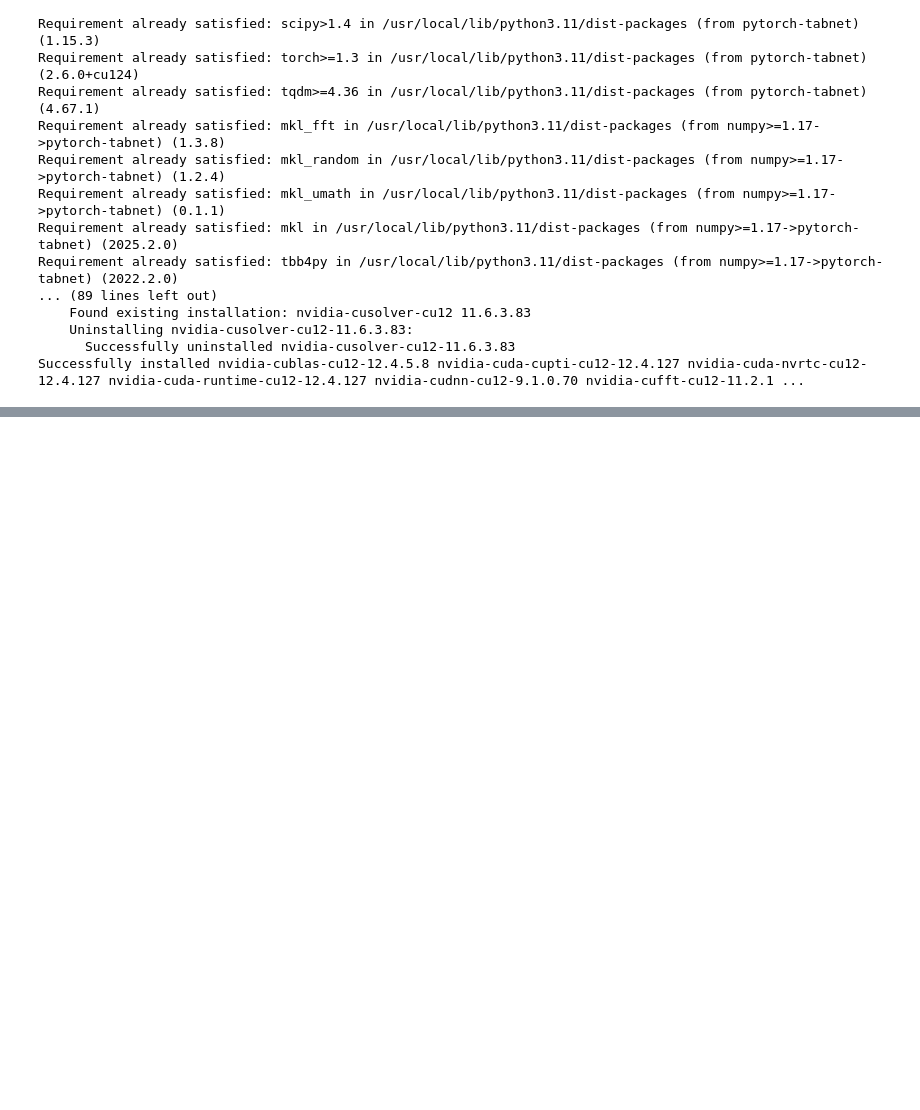
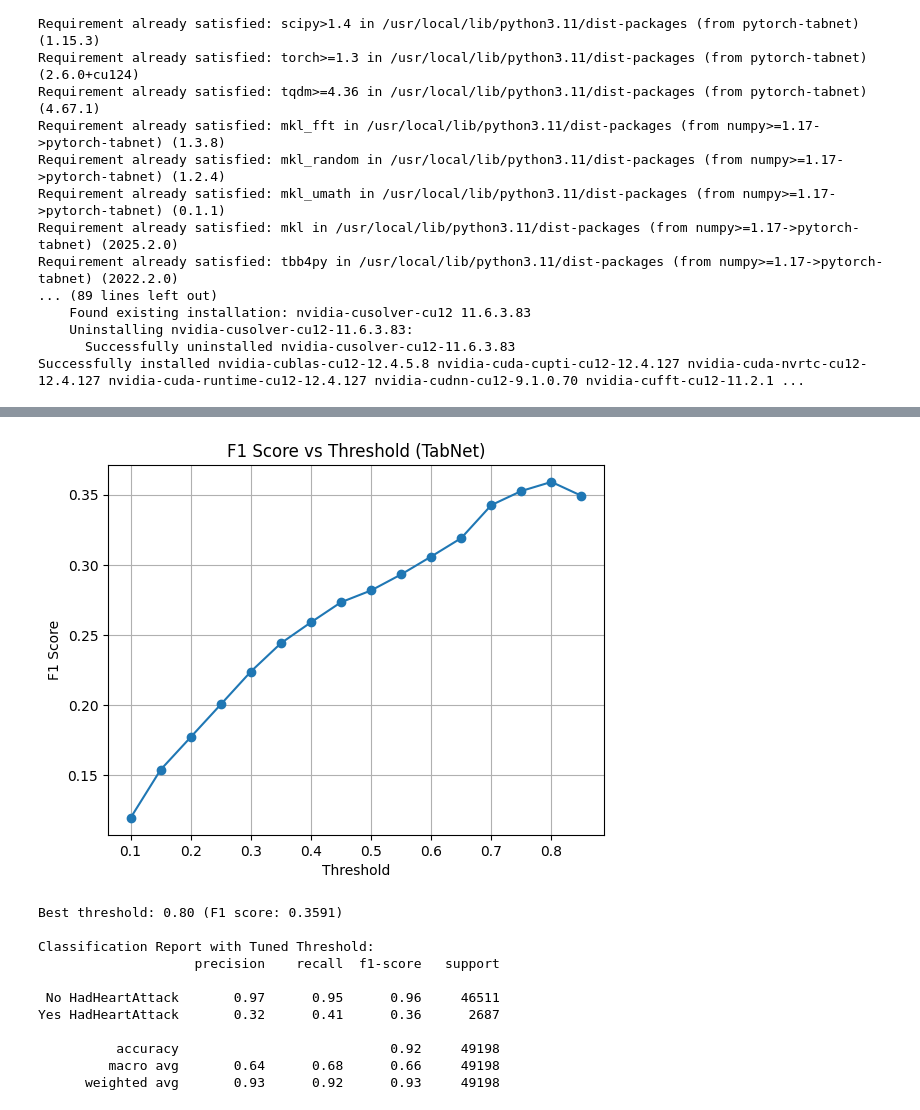
Before and after one commit to retnnoo/HadHeartAttack-diagnosis-model, a Jupyter notebook: had-heart-attack-classification-model.ipynb, the cells around one changed output, grey strips where cells are left out. Drawn from its saved outputs; the diff is of its cells as text; code cells hidden in the pictures; blank space fills up the shorter version.

```diff
--- a/had-heart-attack-classification-model.ipynb
+++ b/had-heart-attack-classification-model.ipynb
@@ -872,17 +838,0 @@ Early stopping occurred at epoch 12 with best_epoch = 7 and best_val_accuracy =
-# %%
-from sklearn.metrics import confusion_matrix, classification_report, roc_auc_score
-
-X_test_np = X_test.astype('float32')
-y_test_np = y_test.astype('int')
-
-y_pred_prob = tabnet_model.predict_proba(X_test_np)[:, 1]
-y_pred = (y_pred_prob > 0.5).astype(int)
-
-print("=== TabNet Evaluation ===")
-print("Confusion Matrix:")
-print(confusion_matrix(y_test_np, y_pred))
-
-print("\nClassification Report:")
-print(classification_report(y_test_np, y_pred))
-
-print("AUC Score:", roc_auc_score(y_test_np, y_pred_prob))
@@ -905,0 +846,63 @@ AUC Score: 0.8120193455882961
+# %%
+from sklearn.metrics import f1_score, confusion_matrix, classification_report
+import numpy as np
+import matplotlib.pyplot as plt
+import seaborn as sns
+
+# Konversi ke tipe yang sesuai
+X_test_np = X_test.astype('float32')
+y_test_np = y_test.astype('int')
+
+# Probabilitas prediksi
+y_pred_prob = tabnet.predict_proba(X_test_np)[:, 1]
+
+# Uji berbagai threshold
+thresholds = np.arange(0.1, 0.9, 0.05)
+f1_scores = []
+
+for t in thresholds:
+    y_pred = (y_pred_prob > t).astype(int)
+    score = f1_score(y_test_np, y_pred)
+    f1_scores.append(score)
+
+# Plot F1 terhadap threshold
+plt.plot(thresholds, f1_scores, marker='o')
+plt.xlabel("Threshold")
+plt.ylabel("F1 Score")
+plt.title("F1 Score vs Threshold (TabNet)")
+plt.grid()
+plt.show()
+
+# Ambil threshold terbaik
+best_threshold = thresholds[np.argmax(f1_scores)]
+print(f"Best threshold: {best_threshold:.2f} (F1 score: {max(f1_scores):.4f})")
+
+# Evaluasi akhir dengan threshold terbaik
+y_pred_final = (y_pred_prob > best_threshold).astype(int)
+
+cm = confusion_matrix(y_test_np, y_pred_final)
+labels = ['No HadHeartAttack', 'Yes HadHeartAttack']
+
+print("\nClassification Report with Tuned Threshold:")
+print(classification_report(y_test_np, y_pred_final, target_names=labels))
+
+plt.figure(figsize=(6, 5))
+sns.heatmap(cm, annot=True, fmt='d', cmap='YlGnBu', xticklabels=labels, yticklabels=labels)
+plt.xlabel('Predicted Label')
+plt.ylabel('True Label')
+plt.title(f'Confusion Matrix (Threshold = {best_threshold:.2f})')
+plt.tight_layout()
+plt.show()
+# %% [output]
+[figure, added]
+Best threshold: 0.80 (F1 score: 0.3591)
+
+Classification Report with Tuned Threshold:
+                    precision    recall  f1-score   support
+
+ No HadHeartAttack       0.97      0.95      0.96     46511
+Yes HadHeartAttack       0.32      0.41      0.36      2687
+
+          accuracy                           0.92     49198
+         macro avg       0.64      0.68      0.66     49198
+      weighted avg       0.93      0.92      0.93     49198
```
Also changed, not shown: parts of 13 cells of this notebook.
